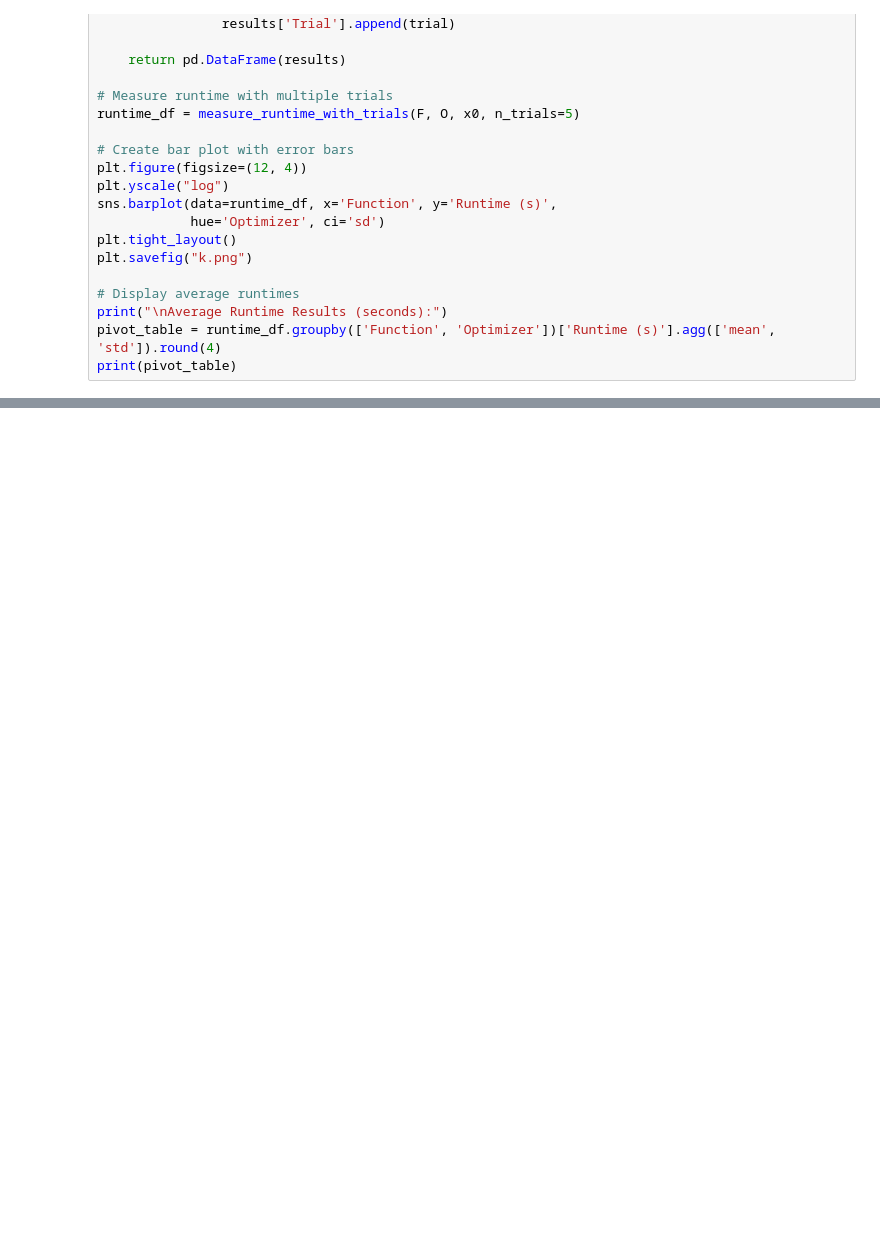
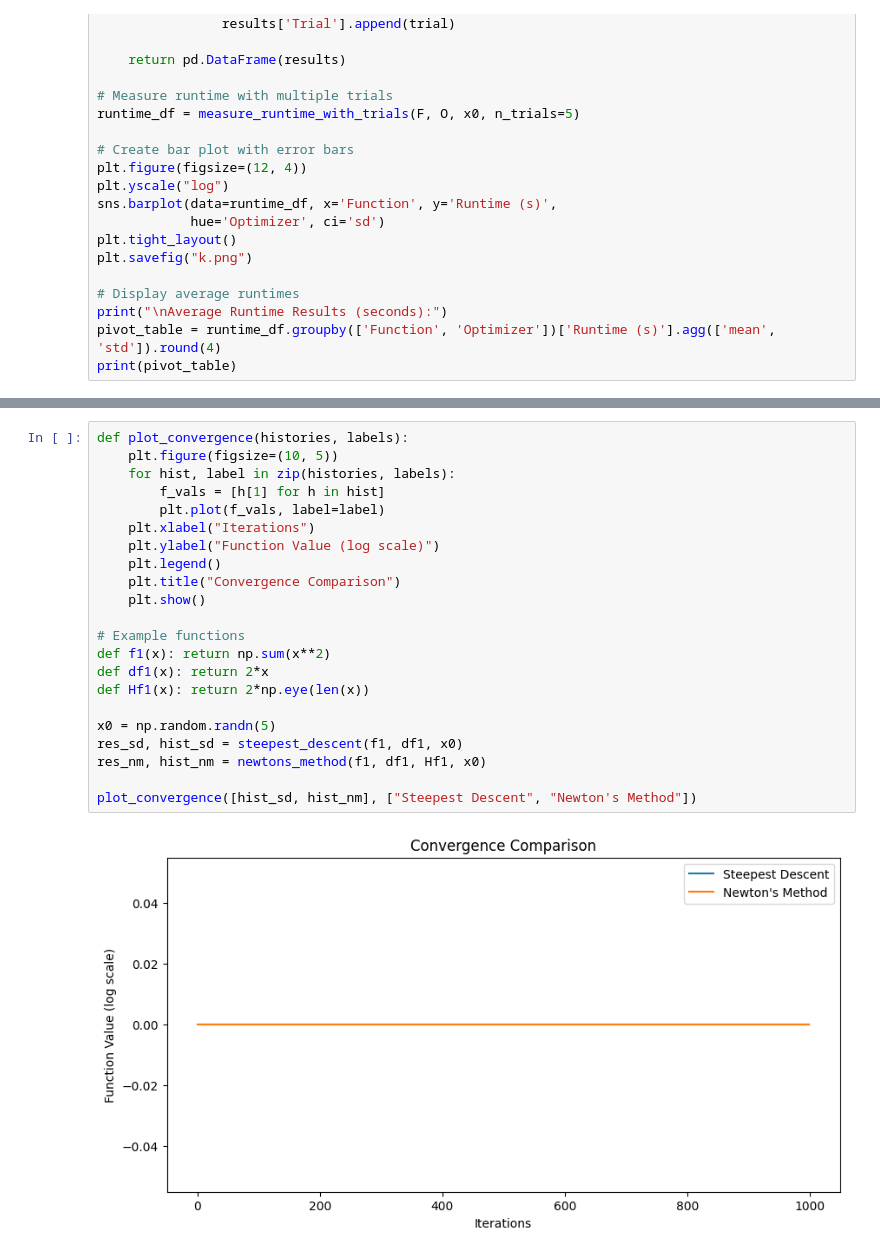
Before and after one commit to mVigholt/NO, a Jupyter notebook: Week 2/Assignment_Notebook.ipynb, the cells around one changed output, grey strips where cells are left out. Cells and saved outputs as stored; diff of their text form; blank space fills up the shorter version.

```diff
--- a/Week 2/Assignment_Notebook.ipynb
+++ b/Week 2/Assignment_Notebook.ipynb
@@ -227,0 +308,24 @@ def wolfe_line_search(f, df, x, p, c1=1e-4, c2=0.9, max_iter=1000):
+# %%
+def plot_convergence(histories, labels):
+    plt.figure(figsize=(10, 5))
+    for hist, label in zip(histories, labels):
+        f_vals = [h[1] for h in hist]
+        plt.plot(f_vals, label=label)
+    plt.xlabel("Iterations")
+    plt.ylabel("Function Value (log scale)")
+    plt.legend()
+    plt.title("Convergence Comparison")
+    plt.show()
+
+# Example functions
+def f1(x): return np.sum(x**2)
+def df1(x): return 2*x
+def Hf1(x): return 2*np.eye(len(x))
+
+x0 = np.random.randn(5)
+res_sd, hist_sd = steepest_descent(f1, df1, x0)
+res_nm, hist_nm = newtons_method(f1, df1, Hf1, x0)
+
+plot_convergence([hist_sd, hist_nm], ["Steepest Descent", "Newton's Method"])
+# %% [output]
+[figure, added]
```
Also changed, not shown: parts of 2 cells of this notebook.
